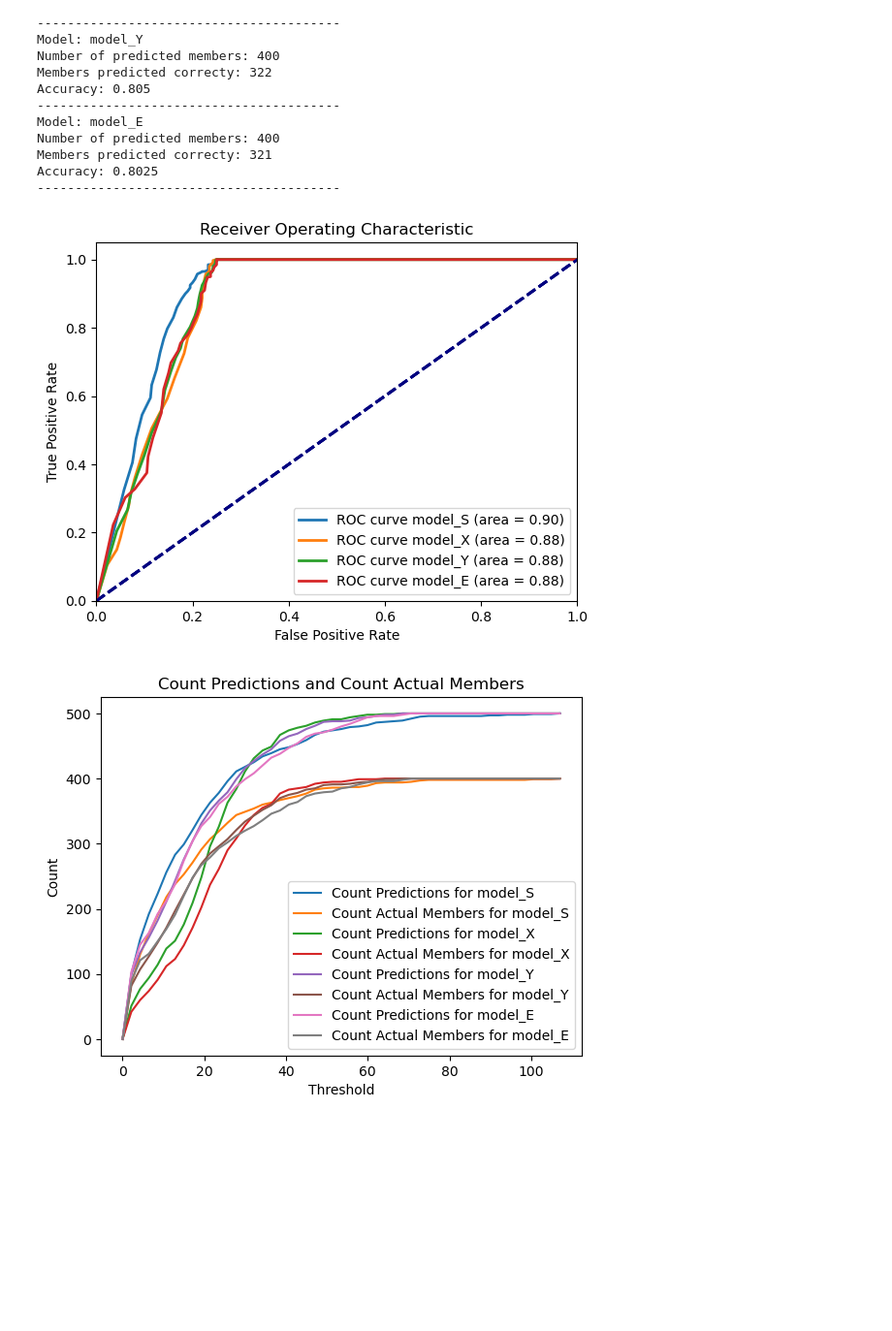
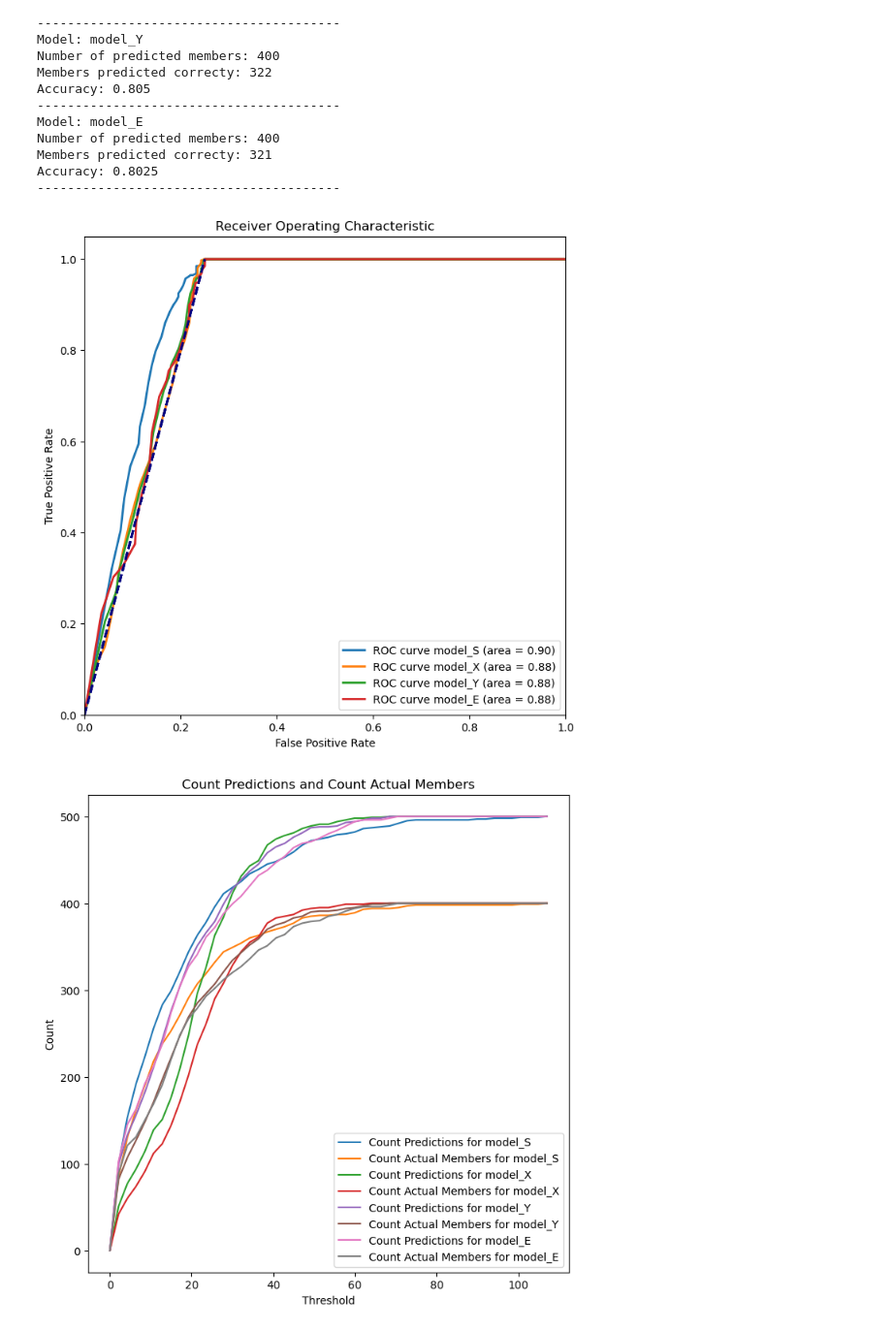
Before and after one commit to yannuma/PrivacyProject, a Jupyter notebook: Membership_inference/membership_inference.ipynb, the cells around one changed output. Shown: that part at 97% size. Cells and saved outputs as stored; diff of their text form; code cells hidden in the pictures; blank space fills up the shorter version.

```diff
--- a/Membership_inference/membership_inference.ipynb
+++ b/Membership_inference/membership_inference.ipynb
@@ -282,13 +282,13 @@ for model_name in models.keys():
     }
     #print("-" * 40)
 # Plot ROC curves
-plt.figure()
+plt.figure(figsize=(8, 8))
 for model_name in models.keys():
 
     plt.plot(roc_data[model_name]['FPR'], roc_data[model_name]['TPR'], lw=2,
              label=f'ROC curve {model_name} (area = %0.2f)' % roc_data[model_name]['roc_auc'])
-    plt.plot([0, 1], [0, 1], color='navy', lw=2, linestyle='--')
-    plt.xlim([0.0, 1.0])
+    plt.plot([0, 0.25], [0, 1], color='navy', lw=2, linestyle='--')
+    plt.xlim([0.0, 1])
     plt.ylim([0.0, 1.05])
     plt.xlabel('False Positive Rate')
     plt.ylabel('True Positive Rate')
@@ -296,7 +296,7 @@ for model_name in models.keys():
     plt.legend(loc="lower right")
 plt.show()
 
-plt.figure()
+plt.figure(figsize=(8, 8))
 for model_name in models.keys():
     plt.plot(roc_data[model_name]['thresholds'], roc_data[model_name]['count_predictions'], label=f'Count Predictions for {model_name}')
     plt.plot(roc_data[model_name]['thresholds'], roc_data[model_name]['count_act_mems'], label=f'Count Actual Members for {model_name}')
@@ -452,35 +452,35 @@ for model_name in models.keys():
         'roc_auc': roc_auc,
         'thresholds': thresholds,
         'count_predictions': count_predictions,
         'count_act_mems': count_act_mems
     }
     #print("-" * 40)
 # Plot ROC curves
-plt.figure()
+plt.figure(figsize=(8, 8))
 for model_name in models.keys():
 
     plt.plot(roc_data_gn[model_name]['FPR'], roc_data_gn[model_name]['TPR'], lw=2,
              label=f'ROC curve {model_name} (area = %0.2f)' % roc_data_gn[model_name]['roc_auc'])
-    plt.plot([0, 1], [0, 1], color='navy', lw=2, linestyle='--')
+    plt.plot([0, 0.25], [0, 1], color='navy', lw=2, linestyle='--')
     plt.xlim([0.0, 1.0])
     plt.ylim([0.0, 1.05])
     plt.xlabel('False Positive Rate')
     plt.ylabel('True Positive Rate')
     plt.title('Receiver Operating Characteristic')
     plt.legend(loc="lower right")
 plt.show()
 
-plt.figure()
+plt.figure(figsize=(8, 8))
 for model_name in models.keys():
     plt.plot(roc_data_gn[model_name]['thresholds'], roc_data_gn[model_name]['count_predictions'], label=f'Count Predictions for {model_name}')
     plt.plot(roc_data_gn[model_name]['thresholds'], roc_data_gn[model_name]['count_act_mems'], label=f'Count Actual Members for {model_name}')
     #plt.xlim([0.0, 15])
     plt.xlabel('Threshold')
     plt.ylabel('Count')
     plt.title(f'Count Predictions and Count Actual Members')
     plt.legend(loc="upper right")
 plt.legend(loc="lower right")
 plt.show()
 # %% [output]
-[figure, old version]
+[figure, new version]
-[figure, old version]
+[figure, new version]
```
Also changed, not shown: parts of 2 cells of this notebook.
